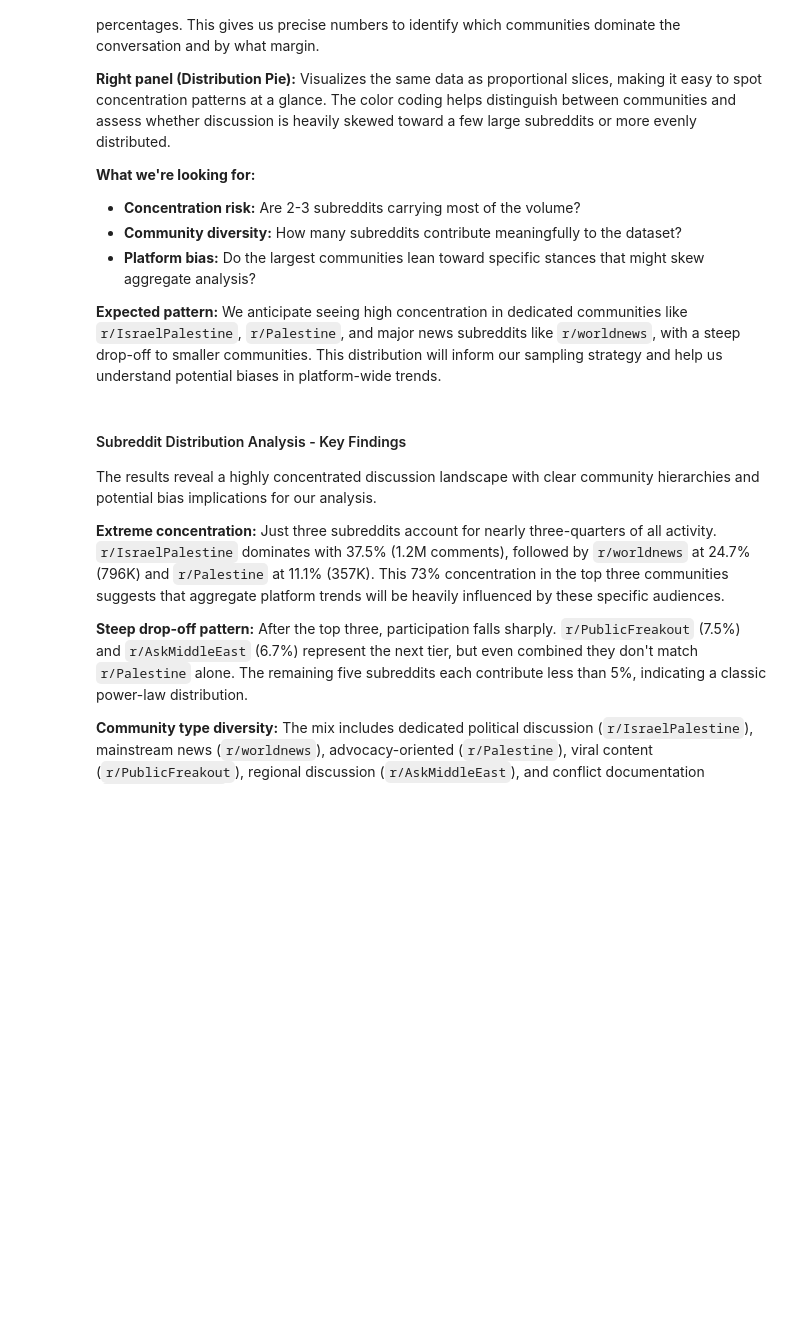
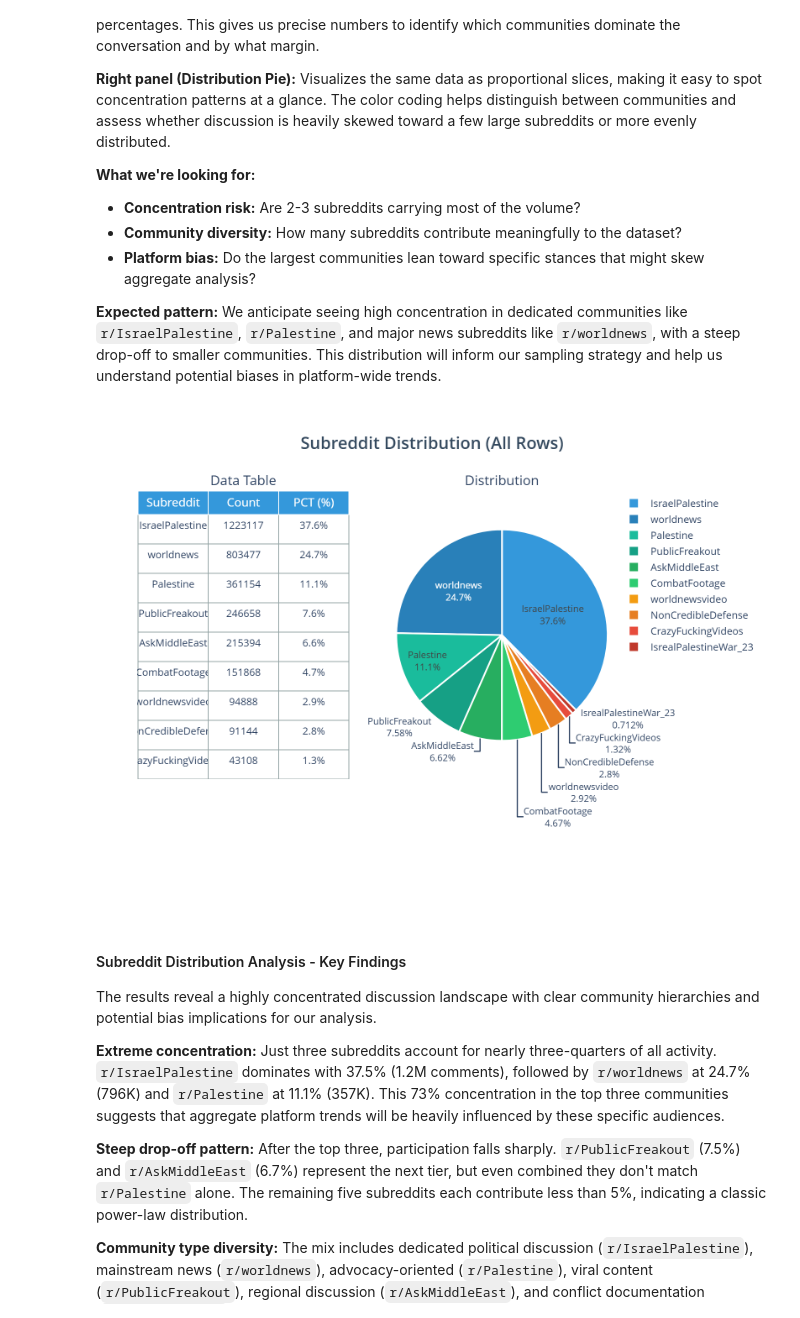
Before and after one commit to Danco74/israel_palastine_reddit_stance_analysis, a Jupyter notebook: notebook.ipynb, the cells around one changed output. Drawn from its saved outputs; the diff is of its cells as text; code cells hidden in the pictures; blank space fills up the shorter version.

Commit message:
Changed plotly graphs to render as png(temporary solution)

```diff
--- a/notebook.ipynb
+++ b/notebook.ipynb
@@ -84,12 +84,23 @@ from pathlib import Path
 import pandas as pd
 import numpy as np
 
-# Visualization (Plotly only)
+# Visualization
 import plotly.express as px
 import plotly.graph_objects as go
 import plotly.io as pio
 from plotly.subplots import make_subplots
 
+
+import plotly.io as pio
+
+# Set PNG renderer with larger dimensions
+pio.renderers.default = "png"
+
+# Configure PNG export settings for better quality and size
+pio.kaleido.scope.default_width = 800
+pio.kaleido.scope.default_height = 600
+pio.kaleido.scope.default_scale = 2  # Higher resolution (2x)
+
 print("✓ Libraries loaded")
 # %% [output]
 ✓ Libraries loaded
@@ -420,34 +445,36 @@ fig.add_trace(go.Table(
 colors = SUBREDDIT_COLORS[:len(subreddit_comments)]
 
 # Add enhanced pie chart
 fig.add_trace(go.Pie(
     labels=subreddit_comments.index,
     values=subreddit_comments.values,
     textinfo='label+percent',
     textfont_size=11,
     marker=dict(
         colors=colors,
         line=dict(color='white', width=2)
     ),
     hovertemplate='<b>%{label}</b><br>Count: %{value}<br>Percentage: %{percent}<extra></extra>'
 ), row=1, col=2)
 
 # Enhanced layout
 fig.update_layout(
     height=600,
-    width=1400,
+    width=800,
     title=dict(
         text='<b>Subreddit Distribution (All Rows)</b>',
         x=0.5,
         xanchor='center',
         font=dict(size=20, color=DARK_GREY)
     ),
     paper_bgcolor='white',
     plot_bgcolor='white',
     margin=dict(l=50, r=50, t=100, b=50)
 )
 
 fig.show()
+# %% [output]
+[figure, added]
 # %% [markdown]
 #### Subreddit Distribution Analysis - Key Findings
 
```
Also changed, not shown: parts of 6 cells of this notebook, 2 other files.
